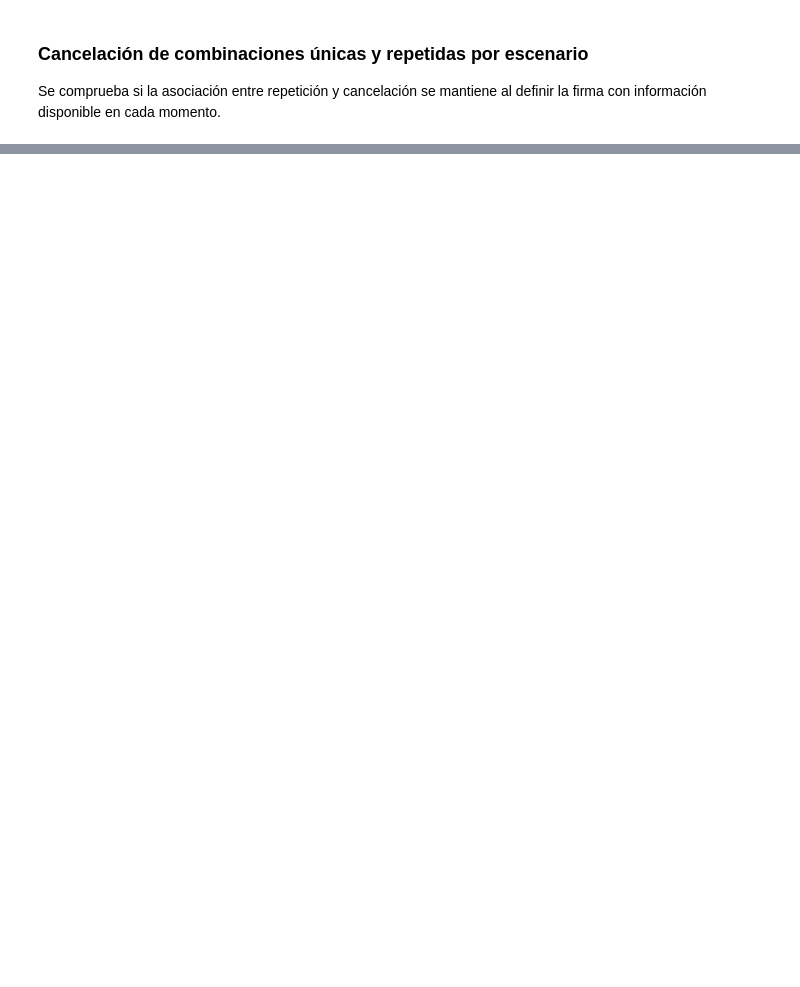
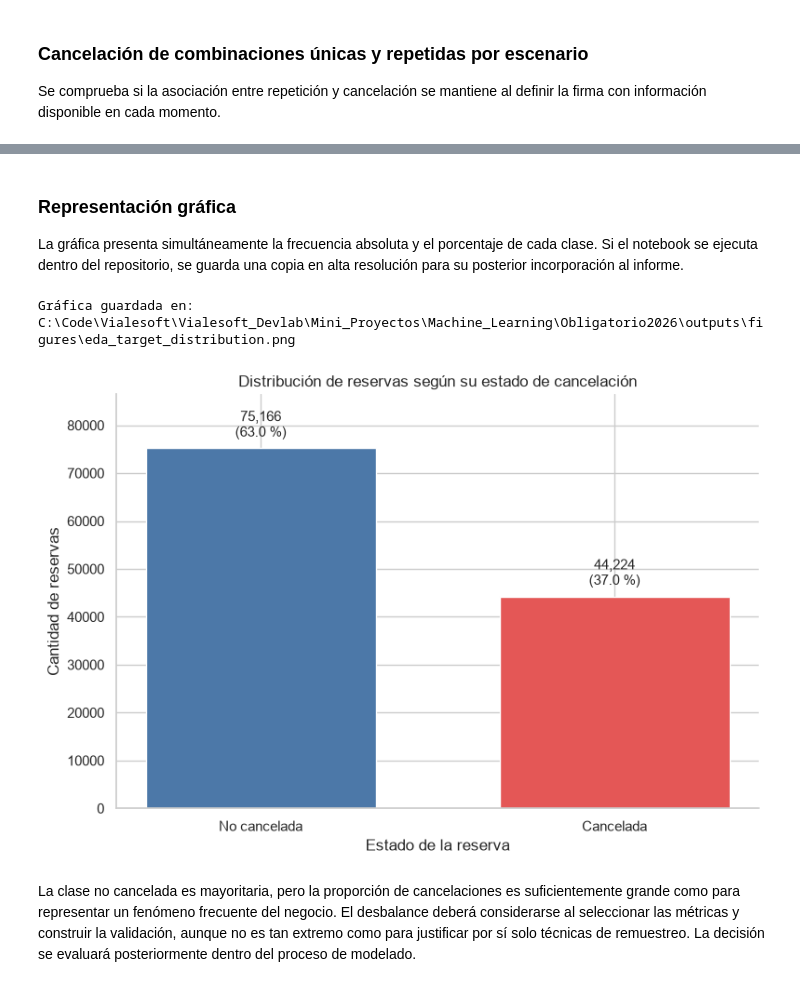
Before and after one commit to Lithium582/Obligatorio2026, a Jupyter notebook: notebooks/02_eda.ipynb, the cells around one changed output, grey strips where cells are left out. Saved outputs shown, nothing was run; the diff lists cells and outputs as text; code cells hidden in the pictures; blank space fills up the shorter version.

```diff
--- a/notebooks/02_eda.ipynb
+++ b/notebooks/02_eda.ipynb
@@ -1514,0 +1547,44 @@ Para una evaluación conservadora, la firma correspondiente a la creación de la
+# %% [markdown]
+### Representación gráfica
+
+La gráfica presenta simultáneamente la frecuencia absoluta y el porcentaje de cada clase. Si el notebook se ejecuta dentro del repositorio, se guarda una copia en alta resolución para su posterior incorporación al informe.
+# %%
+figure, axis = plt.subplots(figsize=(8, 5.5))
+bars = axis.bar(
+    target_distribution["booking_status"],
+    target_distribution["rows"],
+    color=["#4C78A8", "#E45756"],
+    width=0.65,
+)
+
+for bar, row in zip(bars, target_distribution.itertuples()):
+    axis.annotate(
+        f"{row.rows:,}\n({row.percentage:.1f} %)",
+        xy=(bar.get_x() + bar.get_width() / 2, bar.get_height()),
+        xytext=(0, 6),
+        textcoords="offset points",
+        ha="center",
+        va="bottom",
+        fontsize=11,
+    )
+
+axis.set_title("Distribución de reservas según su estado de cancelación")
+axis.set_xlabel("Estado de la reserva")
+axis.set_ylabel("Cantidad de reservas")
+axis.set_ylim(0, target_distribution["rows"].max() * 1.15)
+sns.despine(ax=axis)
+figure.tight_layout()
+
+if PROJECT_ROOT is not None:
+    figures_dir = PROJECT_ROOT / "outputs" / "figures"
+    figures_dir.mkdir(parents=True, exist_ok=True)
+    target_figure_path = figures_dir / "eda_target_distribution.png"
+    figure.savefig(target_figure_path, dpi=300, bbox_inches="tight")
+    print(f"Gráfica guardada en: {target_figure_path}")
+
+plt.show()
+# %% [output]
+Gráfica guardada en: C:\Code\Vialesoft\Vialesoft_Devlab\Mini_Proyectos\Machine_Learning\Obligatorio2026\outputs\figures\eda_target_distribution.png
+[figure, added]
+# %% [markdown]
+La clase no cancelada es mayoritaria, pero la proporción de cancelaciones es suficientemente grande como para representar un fenómeno frecuente del negocio. El desbalance deberá considerarse al seleccionar las métricas y construir la validación, aunque no es tan extremo como para justificar por sí solo técnicas de remuestreo. La decisión se evaluará posteriormente dentro del proceso de modelado.
```
Also changed, not shown: parts of 35 cells of this notebook, 3 other files.
